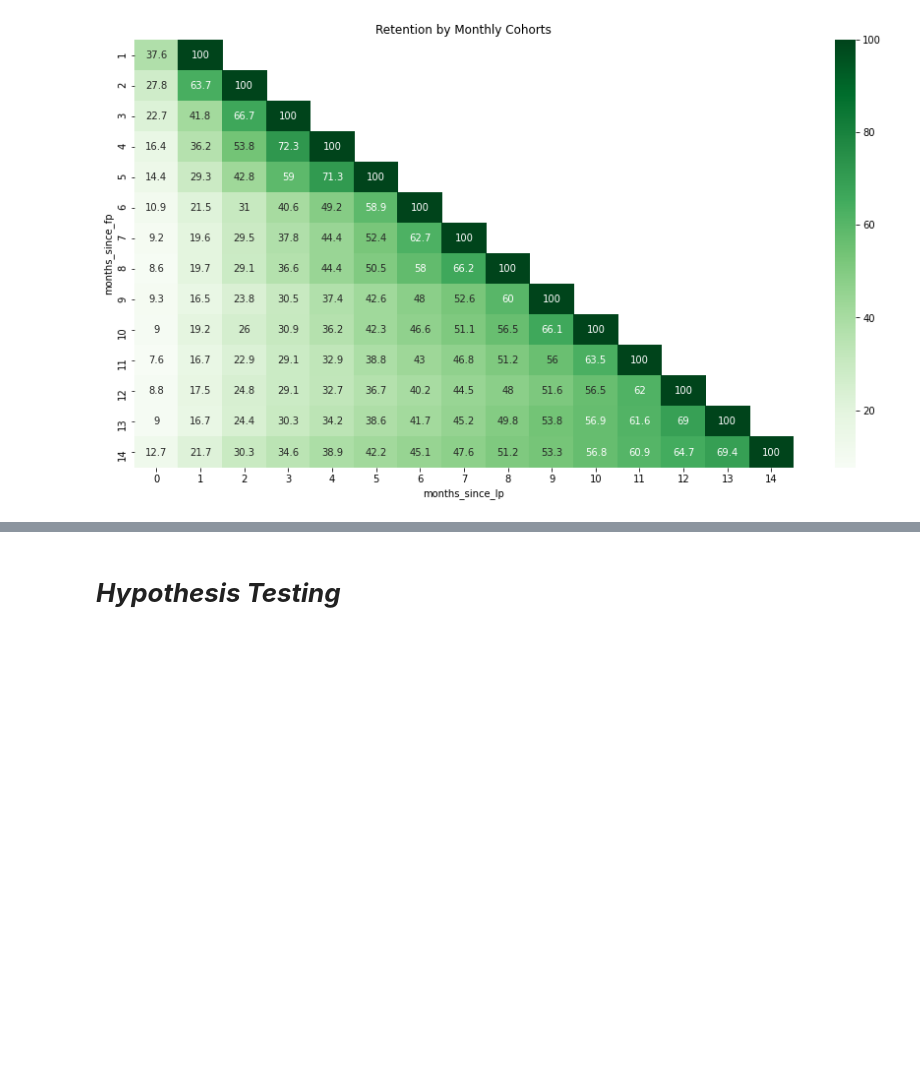
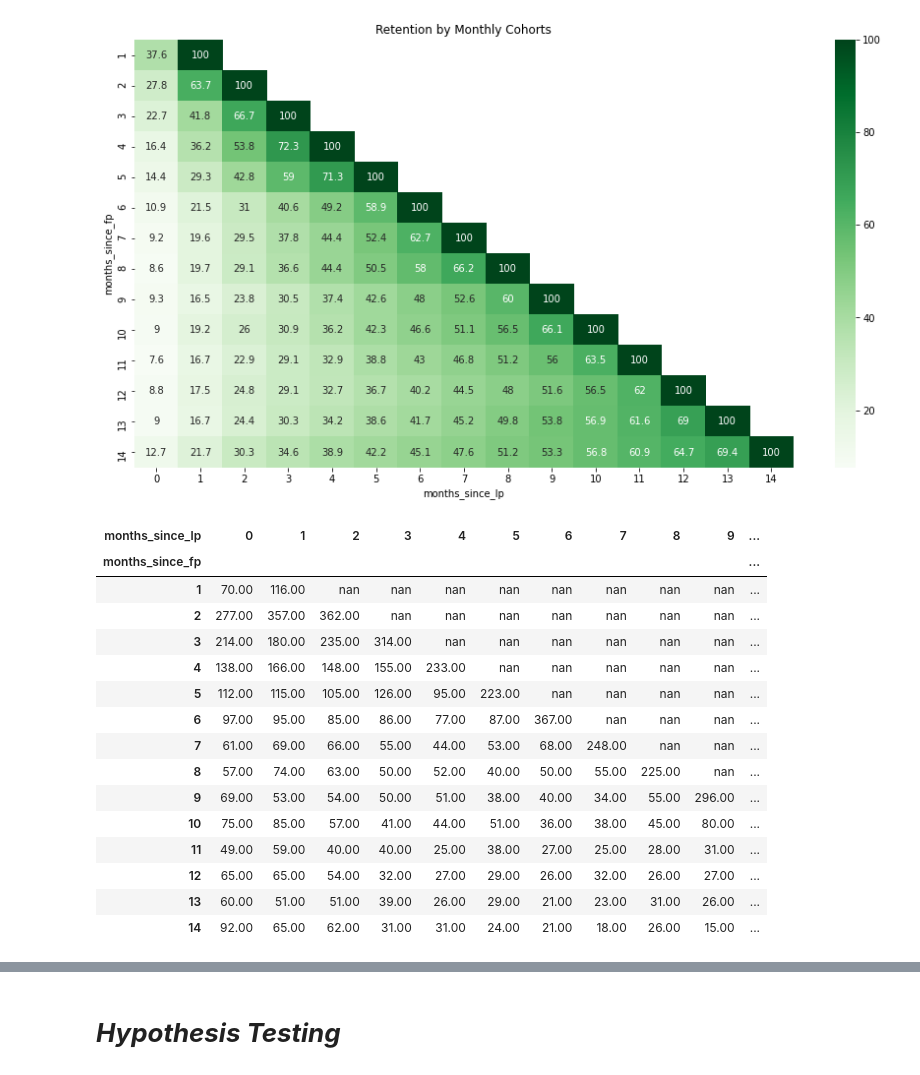
Before and after one commit to aneeshoberoi/churnhw, a Jupyter notebook: Churn_Final.ipynb, the cells around one changed output, grey strips where cells are left out. Drawn from its saved outputs; the diff is of its cells as text; code cells hidden in the pictures; blank space fills up the shorter version.

```diff
--- a/Churn_Final.ipynb
+++ b/Churn_Final.ipynb
@@ -439,3 +503,26 @@ sns.heatmap(retention_final, annot=True, cmap="Greens",fmt='g')
 plt.show()
 # %% [output]
 [figure]
+# %%
+cohort_counts=cust_cohort_data.unstack('months_since_lp')
+#cohort_counts3=cohort_counts.cumsum(axis=0)
+cohort_counts['total_col']=cohort_counts.sum(axis=1)
+cohort_counts.sort_values(by='months_since_fp',ascending=False).reset_index()
+cohort_counts
+# %% [output]
+| months_since_lp | 0 | 1 | 2 | 3 | 4 | 5 | 6 | 7 | 8 | 9 | ... |
+| months_since_fp |  |  |  |  |  |  |  |  |  |  | ... |
+| 1 | 70.00 | 116.00 | nan | nan | nan | nan | nan | nan | nan | nan | ... |
+| 2 | 277.00 | 357.00 | 362.00 | nan | nan | nan | nan | nan | nan | nan | ... |
+| 3 | 214.00 | 180.00 | 235.00 | 314.00 | nan | nan | nan | nan | nan | nan | ... |
+| 4 | 138.00 | 166.00 | 148.00 | 155.00 | 233.00 | nan | nan | nan | nan | nan | ... |
+| 5 | 112.00 | 115.00 | 105.00 | 126.00 | 95.00 | 223.00 | nan | nan | nan | nan | ... |
+| 6 | 97.00 | 95.00 | 85.00 | 86.00 | 77.00 | 87.00 | 367.00 | nan | nan | nan | ... |
+| 7 | 61.00 | 69.00 | 66.00 | 55.00 | 44.00 | 53.00 | 68.00 | 248.00 | nan | nan | ... |
+| 8 | 57.00 | 74.00 | 63.00 | 50.00 | 52.00 | 40.00 | 50.00 | 55.00 | 225.00 | nan | ... |
+| 9 | 69.00 | 53.00 | 54.00 | 50.00 | 51.00 | 38.00 | 40.00 | 34.00 | 55.00 | 296.00 | ... |
+| 10 | 75.00 | 85.00 | 57.00 | 41.00 | 44.00 | 51.00 | 36.00 | 38.00 | 45.00 | 80.00 | ... |
+| 11 | 49.00 | 59.00 | 40.00 | 40.00 | 25.00 | 38.00 | 27.00 | 25.00 | 28.00 | 31.00 | ... |
+| 12 | 65.00 | 65.00 | 54.00 | 32.00 | 27.00 | 29.00 | 26.00 | 32.00 | 26.00 | 27.00 | ... |
+| 13 | 60.00 | 51.00 | 51.00 | 39.00 | 26.00 | 29.00 | 21.00 | 23.00 | 31.00 | 26.00 | ... |
+| 14 | 92.00 | 65.00 | 62.00 | 31.00 | 31.00 | 24.00 | 21.00 | 18.00 | 26.00 | 15.00 | ... |
```
Also changed, not shown: parts of 11 cells of this notebook.
